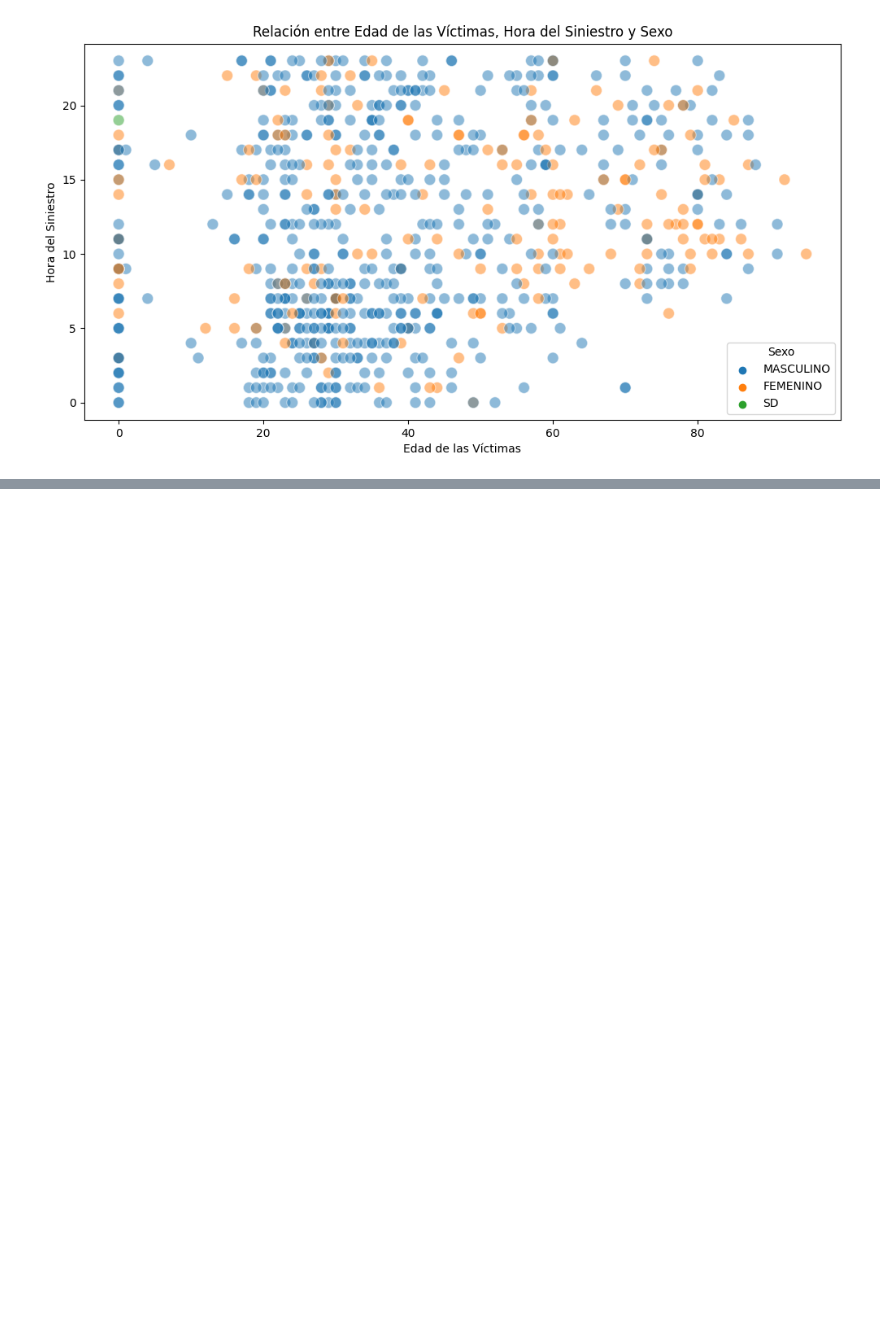
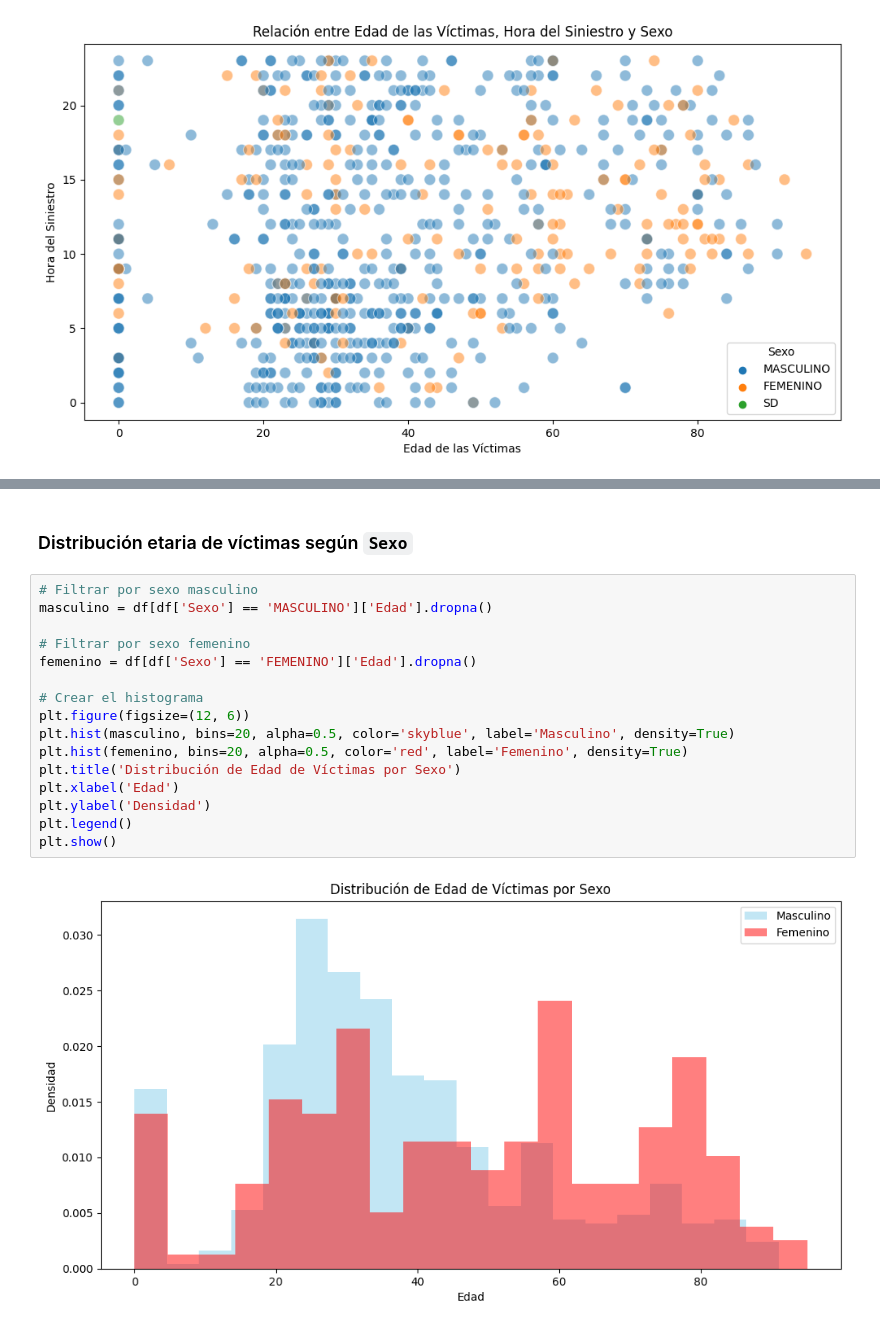
Before and after one commit to JimeFioni/PI-02-Siniestros-Viales, a Jupyter notebook: EDA.ipynb, the cells around one changed output, grey strips where cells are left out. Cells and saved outputs as stored; diff of their text form; blank space fills up the shorter version.

Commit message:
sexo

```diff
--- a/EDA.ipynb
+++ b/EDA.ipynb
@@ -417,0 +423,20 @@ plt.show()
+# %% [markdown]
+### Distribución etaria  de víctimas según `Sexo`
+# %%
+# Filtrar por sexo masculino
+masculino = df[df['Sexo'] == 'MASCULINO']['Edad'].dropna()
+
+# Filtrar por sexo femenino
+femenino = df[df['Sexo'] == 'FEMENINO']['Edad'].dropna()
+
+# Crear el histograma
+plt.figure(figsize=(12, 6))
+plt.hist(masculino, bins=20, alpha=0.5, color='skyblue', label='Masculino', density=True)
+plt.hist(femenino, bins=20, alpha=0.5, color='red', label='Femenino', density=True)
+plt.title('Distribución de Edad de Víctimas por Sexo')
+plt.xlabel('Edad')
+plt.ylabel('Densidad')
+plt.legend()
+plt.show()
+# %% [output]
+[figure, added]
```
Also changed, not shown: parts of 4 cells of this notebook.
